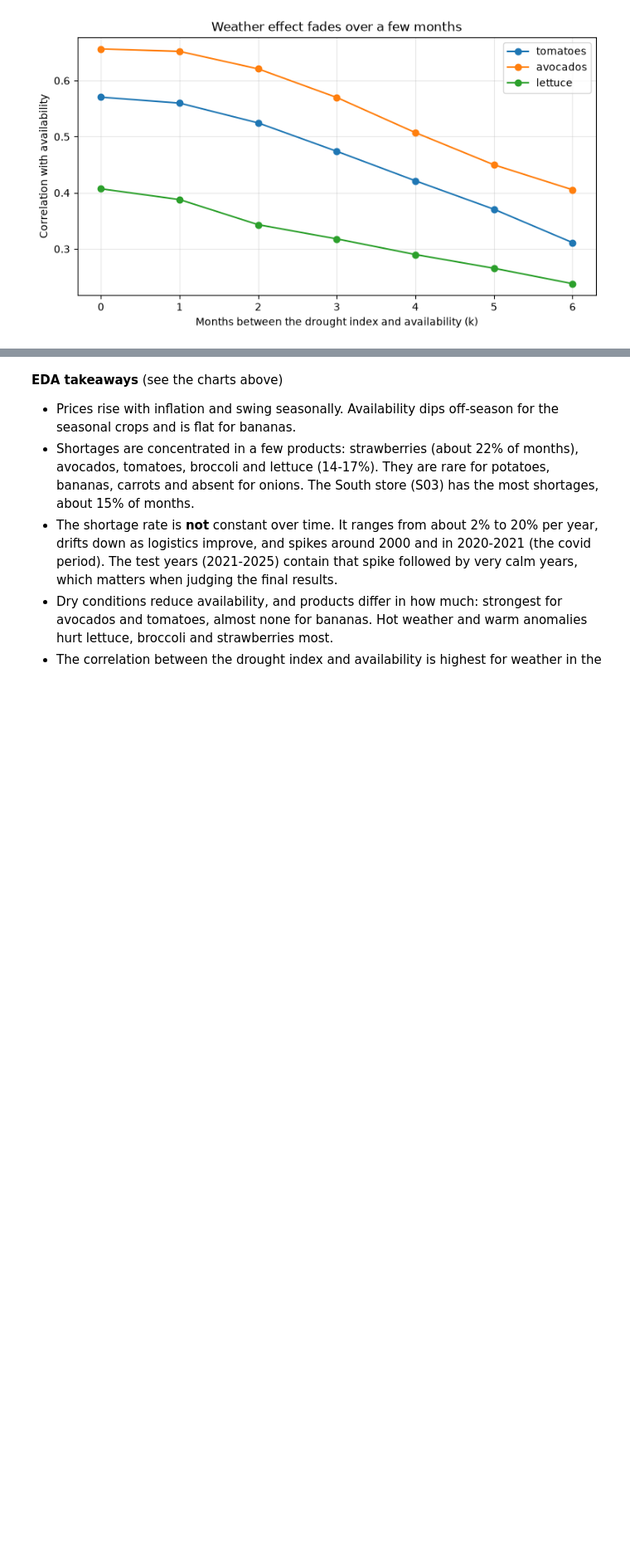
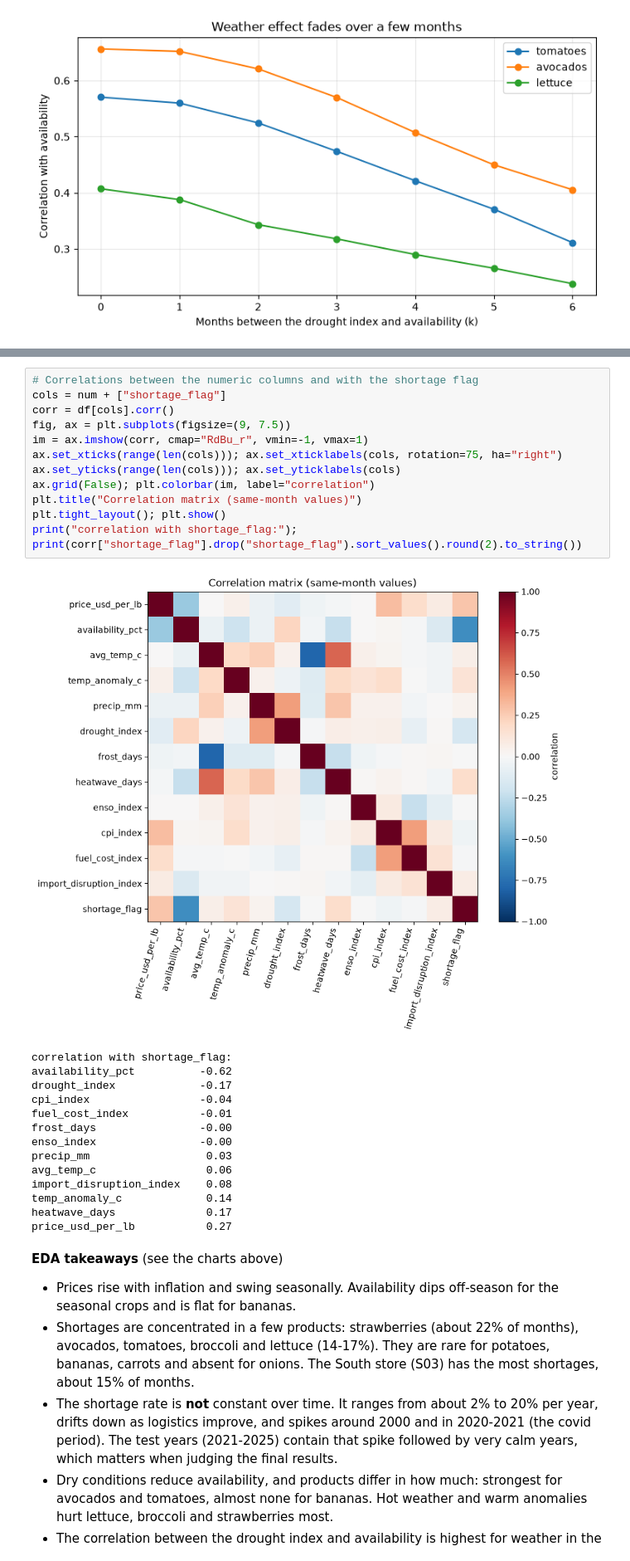
Before and after one commit to codedough/MidTermProject, a Jupyter notebook: notebook.ipynb, the cells around one changed output, grey strips where cells are left out. Shown at 83% size. Cells and saved outputs as stored; diff of their text form; blank space fills up the shorter version.

```diff
--- a/notebook.ipynb
+++ b/notebook.ipynb
@@ -228,3 +306,30 @@ plt.show()
+# %%
+# Correlations between the numeric columns and with the shortage flag
+cols = num + ["shortage_flag"]
+corr = df[cols].corr()
+fig, ax = plt.subplots(figsize=(9, 7.5))
+im = ax.imshow(corr, cmap="RdBu_r", vmin=-1, vmax=1)
+ax.set_xticks(range(len(cols))); ax.set_xticklabels(cols, rotation=75, ha="right")
+ax.set_yticks(range(len(cols))); ax.set_yticklabels(cols)
+ax.grid(False); plt.colorbar(im, label="correlation")
+plt.title("Correlation matrix (same-month values)")
+plt.tight_layout(); plt.show()
+print("correlation with shortage_flag:"); print(corr["shortage_flag"].drop("shortage_flag").sort_values().round(2).to_string())
+# %% [output]
+[figure, added]
+correlation with shortage_flag:
+availability_pct          -0.62
+drought_index             -0.17
+cpi_index                 -0.04
+fuel_cost_index           -0.01
+frost_days                -0.00
+enso_index                -0.00
+precip_mm                  0.03
+avg_temp_c                 0.06
+import_disruption_index    0.08
+temp_anomaly_c             0.14
+heatwave_days              0.17
+price_usd_per_lb           0.27
 # %% [markdown]
 **EDA takeaways** (see the charts above)
 
```
Also changed, not shown: parts of 52 cells of this notebook, 17 other files.
